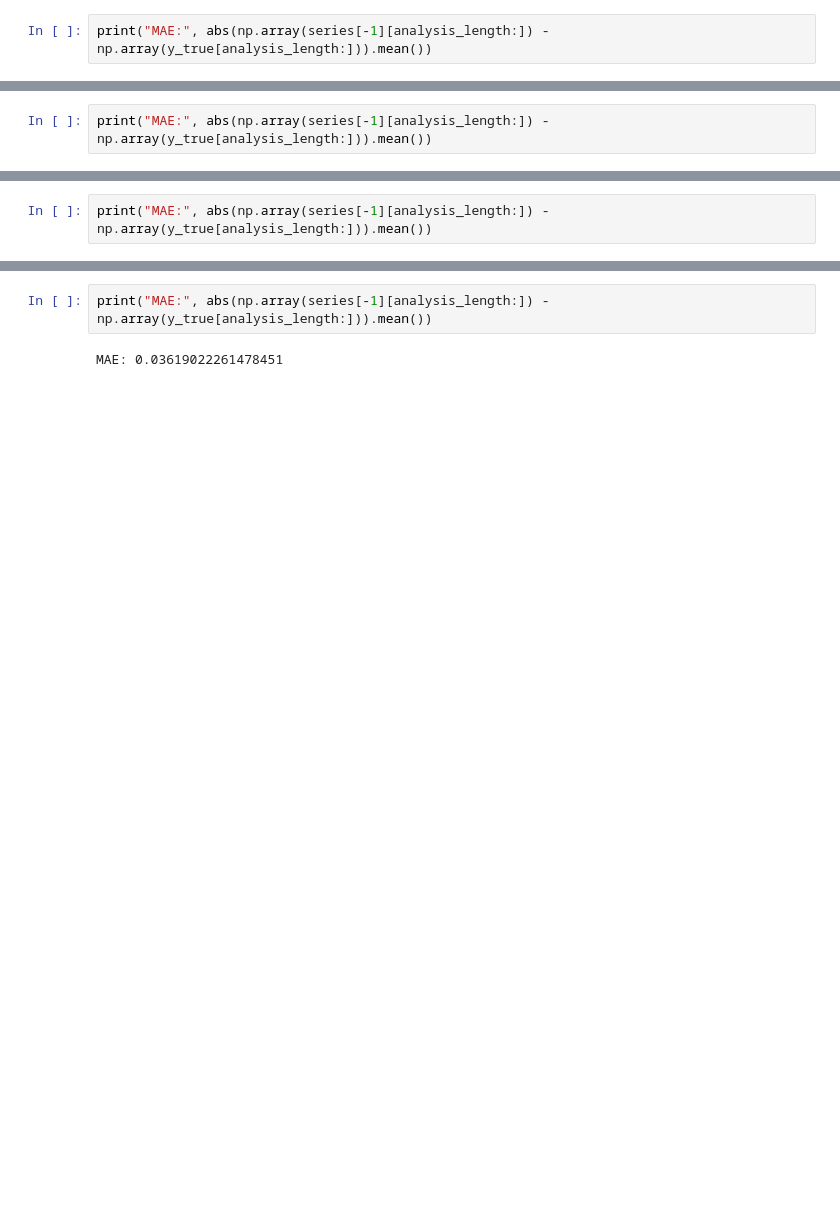
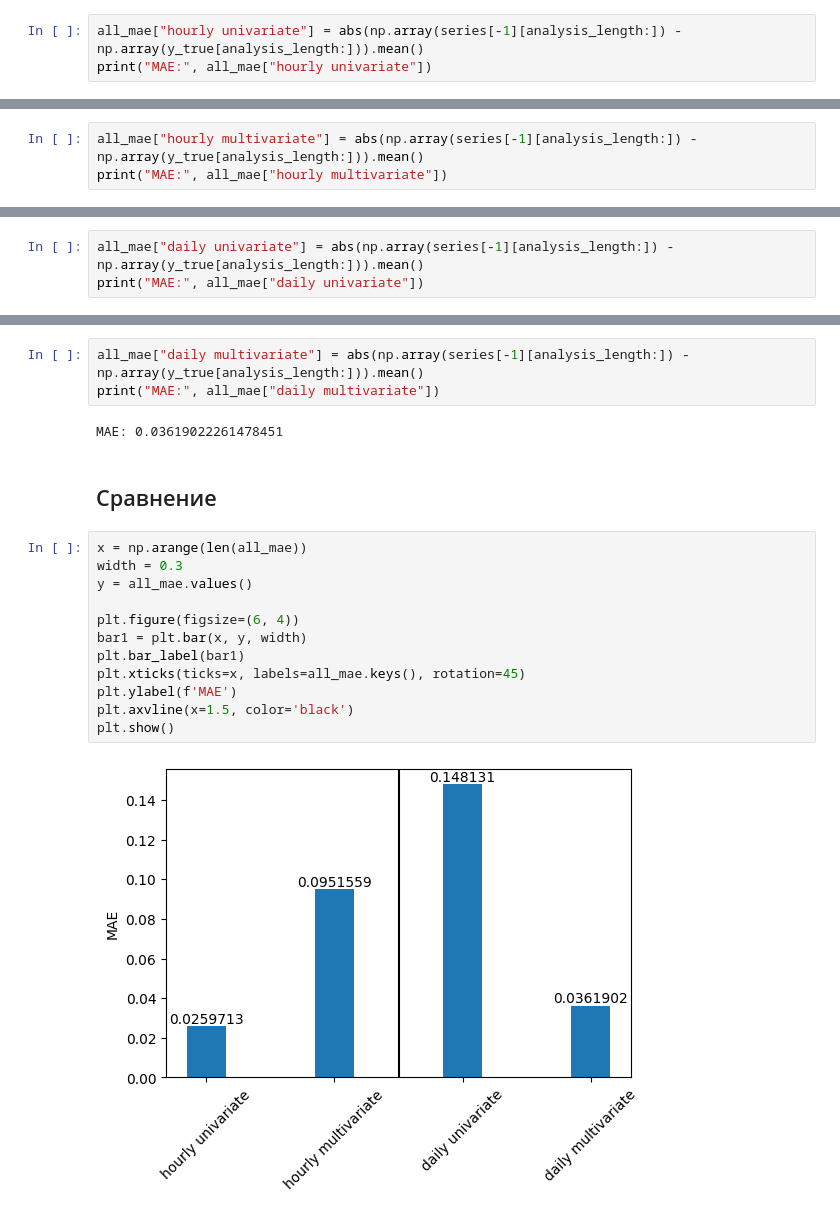
Before and after one commit to Noxell-zs/Energo, a Jupyter notebook: Example2.ipynb, the cells around one changed output, grey strips where cells are left out. Saved outputs shown, nothing was run; the diff lists cells and outputs as text; blank space fills up the shorter version.

```diff
--- a/Example2.ipynb
+++ b/Example2.ipynb
@@ -77,7 +81,8 @@ plt.show()
 # %% [output]
 [figure]
 # %%
-print("MAE:", abs(np.array(series[-1][analysis_length:]) - np.array(y_true[analysis_length:])).mean())
+all_mae["hourly univariate"] = abs(np.array(series[-1][analysis_length:]) - np.array(y_true[analysis_length:])).mean()
+print("MAE:", all_mae["hourly univariate"])
 # %% [output]
 MAE: 0.025971322518613095
 # %% [markdown]
@@ -160,7 +165,8 @@ plt.show()
 # %% [output]
 [figure]
 # %%
-print("MAE:", abs(np.array(series[-1][analysis_length:]) - np.array(y_true[analysis_length:])).mean())
+all_mae["hourly multivariate"] = abs(np.array(series[-1][analysis_length:]) - np.array(y_true[analysis_length:])).mean()
+print("MAE:", all_mae["hourly multivariate"])
 # %% [output]
 MAE: 0.09515591430838691
 # %% [markdown]
@@ -226,7 +232,8 @@ plt.show()
 # %% [output]
 [figure]
 # %%
-print("MAE:", abs(np.array(series[-1][analysis_length:]) - np.array(y_true[analysis_length:])).mean())
+all_mae["daily univariate"] = abs(np.array(series[-1][analysis_length:]) - np.array(y_true[analysis_length:])).mean()
+print("MAE:", all_mae["daily univariate"])
 # %% [output]
 MAE: 0.1481311806415708
 # %% [markdown]
@@ -301,6 +308,23 @@ plt.show()
 # %% [output]
 [figure]
 # %%
-print("MAE:", abs(np.array(series[-1][analysis_length:]) - np.array(y_true[analysis_length:])).mean())
+all_mae["daily multivariate"] = abs(np.array(series[-1][analysis_length:]) - np.array(y_true[analysis_length:])).mean()
+print("MAE:", all_mae["daily multivariate"])
 # %% [output]
 MAE: 0.03619022261478451
+# %% [markdown]
+## Сравнение
+# %%
+x = np.arange(len(all_mae))
+width = 0.3
+y = all_mae.values()
+
+plt.figure(figsize=(6, 4))
+bar1 = plt.bar(x, y, width)
+plt.bar_label(bar1)
+plt.xticks(ticks=x, labels=all_mae.keys(), rotation=45)
+plt.ylabel(f'MAE')
+plt.axvline(x=1.5, color='black')
+plt.show()
+# %% [output]
+[figure, added]
```
Also changed, not shown: parts of 4 cells of this notebook, 3 other files.
